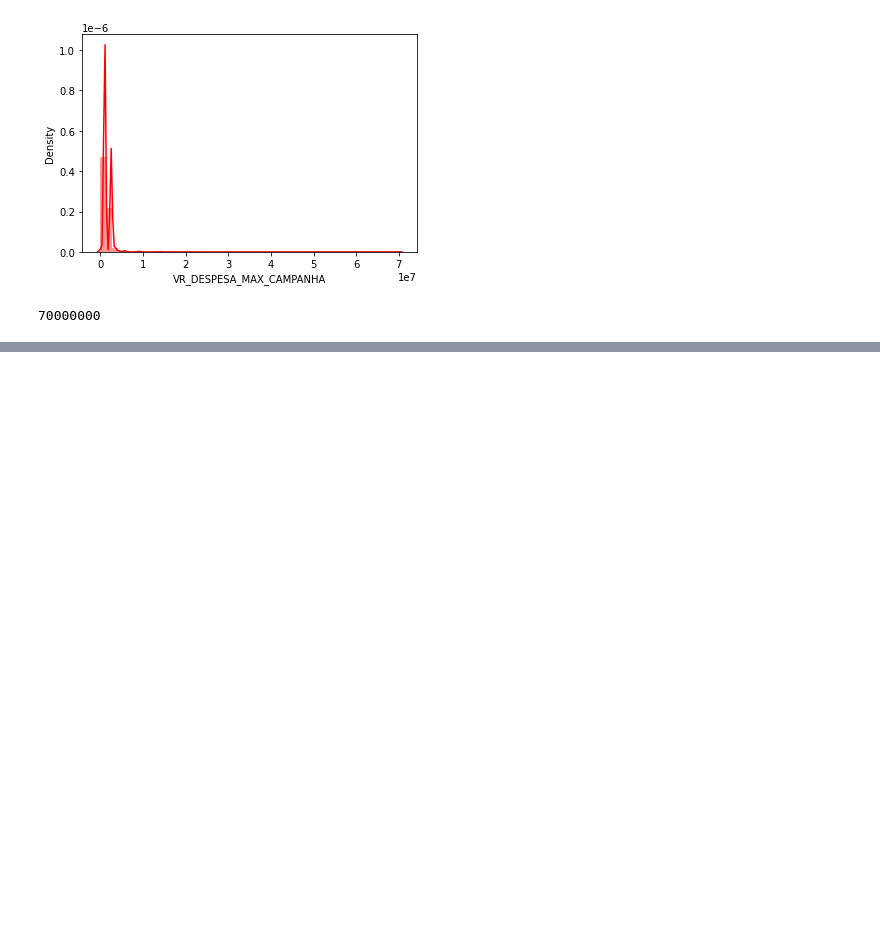
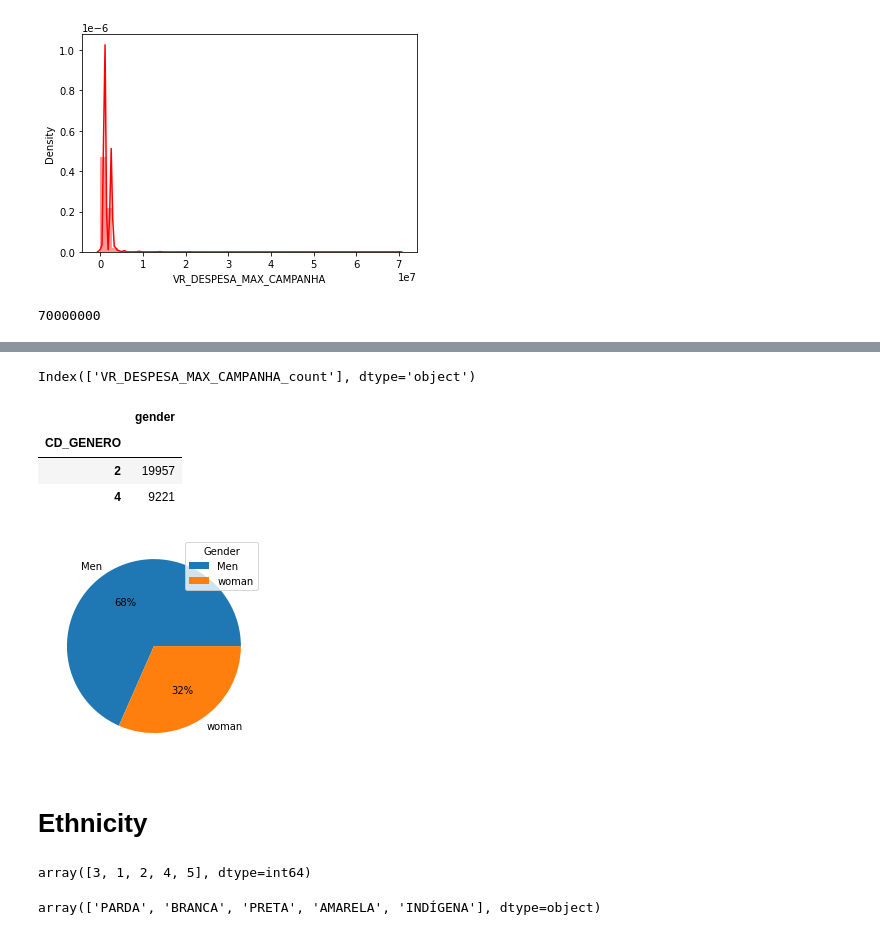
Before and after one commit to flaakira/Project--exercises, a Jupyter notebook: python/Brazil_elections_2018.ipynb, the cells around one changed output, grey strips where cells are left out. Cells and saved outputs as stored; diff of their text form; code cells hidden in the pictures; blank space fills up the shorter version.

```diff
--- a/python/Brazil_elections_2018.ipynb
+++ b/python/Brazil_elections_2018.ipynb
@@ -182,0 +180,4 @@ dt3.head(5)
+# %%
+dataframe = dataframe.drop(dataframe.index[4813])
+# %%
+dt4=dataframe.groupby('CD_GENERO').agg({'VR_DESPESA_MAX_CAMPANHA':['count']})
@@ -182,0 +192,33 @@ dt3.head(5)
+# %%
+dt4.columns=['_'.join(col) for col in dt4.columns.ravel()]
+# %%
+dt4.columns
+# %% [output]
+Index(['VR_DESPESA_MAX_CAMPANHA_count'], dtype='object')
+# %%
+dt4=dt4.rename(columns= {'VR_DESPESA_MAX_CAMPANHA_count':'gender'})
+# %%
+dt4
+# %% [output]
+|  | gender |
+| CD_GENERO |  |
+| 2 | 19957 |
+| 4 | 9221 |
+# %%
+mylabels = ["Men", "woman"]
+
+plt.pie(dt4['gender'], labels = mylabels, autopct='%1.0f%%')
+plt.legend(title = "Gender")
+plt.show()
+# %% [output]
+[figure, added]
+# %% [markdown]
+# Ethnicity
+# %%
+dataframe['CD_COR_RACA'].unique()
+# %% [output]
+array([3, 1, 2, 4, 5], dtype=int64)
+# %%
+dataframe['DS_COR_RACA'].unique()
+# %% [output]
+array(['PARDA', 'BRANCA', 'PRETA', 'AMARELA', 'INDÍGENA'], dtype=object)
```
Also changed, not shown: parts of 60 cells of this notebook.
